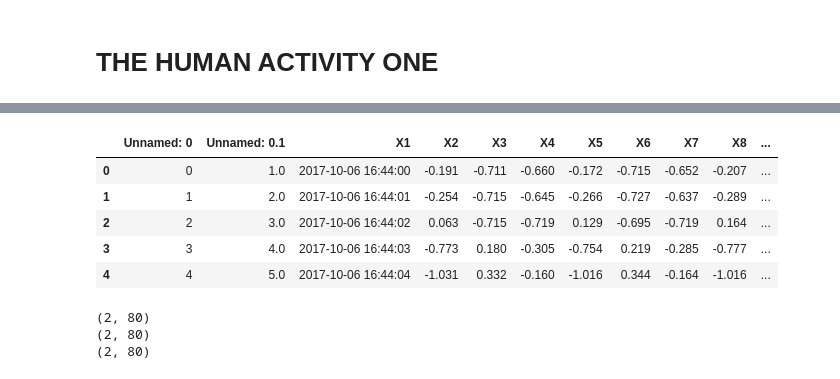
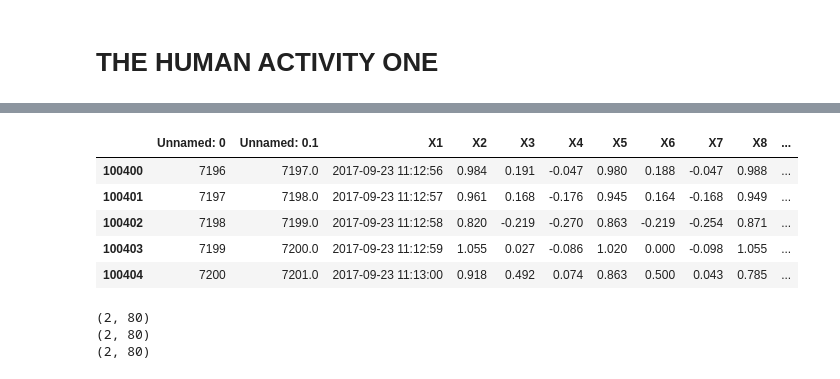
Before and after one commit to ymehra/KineseItUp, a Jupyter notebook: convolutional_nn.ipynb, the cells around one changed output, grey strips where cells are left out. Drawn from its saved outputs; the diff is of its cells as text; code cells hidden in the pictures.

Commit message:
Data created (reformatted)

```diff
--- a/convolutional_nn.ipynb
+++ b/convolutional_nn.ipynb
@@ -110,12 +160,12 @@ data_small = data[data['observation'] == 'H_AM01DO1_M']
 # %%
-data.head()
+data.tail()
 # %% [output]
 |  | Unnamed: 0 | Unnamed: 0.1 | X1 | X2 | X3 | X4 | X5 | X6 | X7 | X8 | ... |
-| 0 | 0 | 1.0 | 2017-10-06 16:44:00 | -0.191 | -0.711 | -0.660 | -0.172 | -0.715 | -0.652 | -0.207 | ... |
-| 1 | 1 | 2.0 | 2017-10-06 16:44:01 | -0.254 | -0.715 | -0.645 | -0.266 | -0.727 | -0.637 | -0.289 | ... |
-| 2 | 2 | 3.0 | 2017-10-06 16:44:02 | 0.063 | -0.715 | -0.719 | 0.129 | -0.695 | -0.719 | 0.164 | ... |
-| 3 | 3 | 4.0 | 2017-10-06 16:44:03 | -0.773 | 0.180 | -0.305 | -0.754 | 0.219 | -0.285 | -0.777 | ... |
-| 4 | 4 | 5.0 | 2017-10-06 16:44:04 | -1.031 | 0.332 | -0.160 | -1.016 | 0.344 | -0.164 | -1.016 | ... |
+| 100400 | 7196 | 7197.0 | 2017-09-23 11:12:56 | 0.984 | 0.191 | -0.047 | 0.980 | 0.188 | -0.047 | 0.988 | ... |
+| 100401 | 7197 | 7198.0 | 2017-09-23 11:12:57 | 0.961 | 0.168 | -0.176 | 0.945 | 0.164 | -0.168 | 0.949 | ... |
+| 100402 | 7198 | 7199.0 | 2017-09-23 11:12:58 | 0.820 | -0.219 | -0.270 | 0.863 | -0.219 | -0.254 | 0.871 | ... |
+| 100403 | 7199 | 7200.0 | 2017-09-23 11:12:59 | 1.055 | 0.027 | -0.086 | 1.020 | 0.000 | -0.098 | 1.055 | ... |
+| 100404 | 7200 | 7201.0 | 2017-09-23 11:13:00 | 0.918 | 0.492 | 0.074 | 0.863 | 0.500 | 0.043 | 0.785 | ... |
 # %%
 # dataset = read_data('actitracker_raw.txt')
 # dataset.dropna(axis=0, how='any', inplace= True)
```
Also changed, not shown: parts of 3 cells of this notebook.
